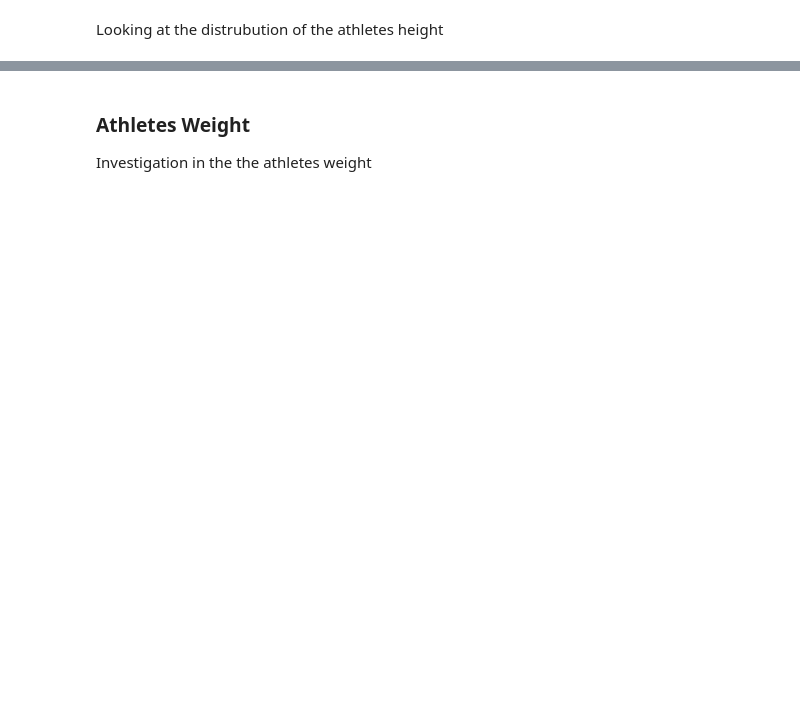
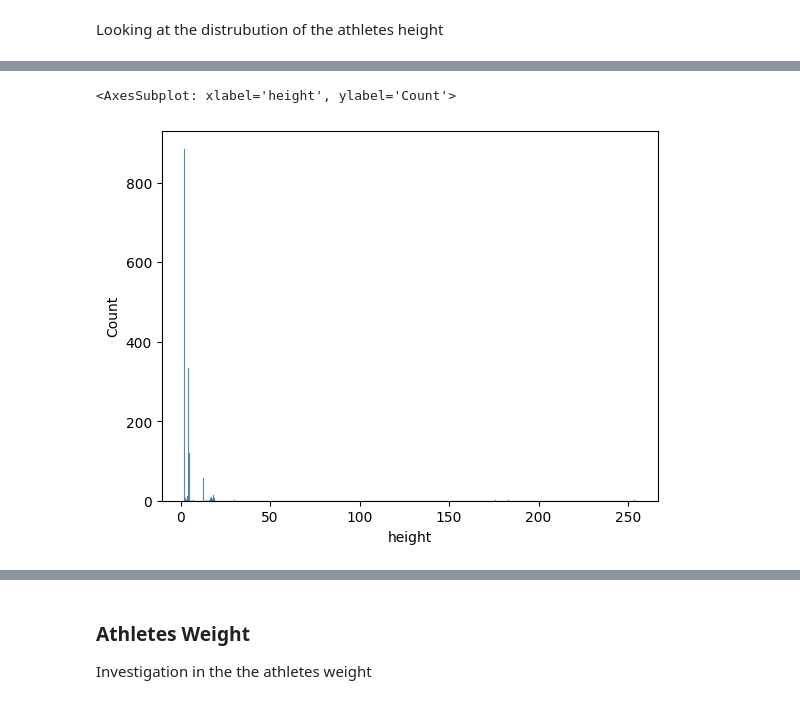
Before and after one commit to erictlong/2019-Crossfit-Games-, a Jupyter notebook: crossfit.ipynb, the cells around one changed output, grey strips where cells are left out. Saved outputs shown, nothing was run; the diff lists cells and outputs as text; code cells hidden in the pictures; blank space fills up the shorter version.

```diff
--- a/crossfit.ipynb
+++ b/crossfit.ipynb
@@ -184,0 +173,14 @@ open_athletes[open_athletes["height"] > 3]
+# %%
+male_open_athletes = open_athletes[open_athletes["gender"] == "M"]
+
+male_height_q1 = male_open_athletes["height"].quantile(0.25)
+male_height_q3 = male_open_athletes["height"].quantile(0.75)
+
+iqr = male_height_q3 - male_height_q1
+
+male_lower_limits = male_height_q1 - 2.5*iqr
+male_upper_limits = male_height_q3 + 1.5*iqr
+
+print(f'male height iqr is {iqr}')
+print(f'male height lower limit is {male_lower_limits}')
+print(f'male height upper limit is {male_upper_limits}')
@@ -184,0 +201,3 @@ open_athletes[open_athletes["height"] > 3]
+# %%
+male_open_over_limit = male_open_athletes[male_open_athletes["height"] > male_upper_limits]
+male_open_over_limit
@@ -184,0 +218,5 @@ open_athletes[open_athletes["height"] > 3]
+# %%
+sns.histplot(data=male_open_over_limit, x="height")
+# %% [output]
+<AxesSubplot: xlabel='height', ylabel='Count'>
+[figure, added]
```
Also changed, not shown: parts of 26 cells of this notebook.
